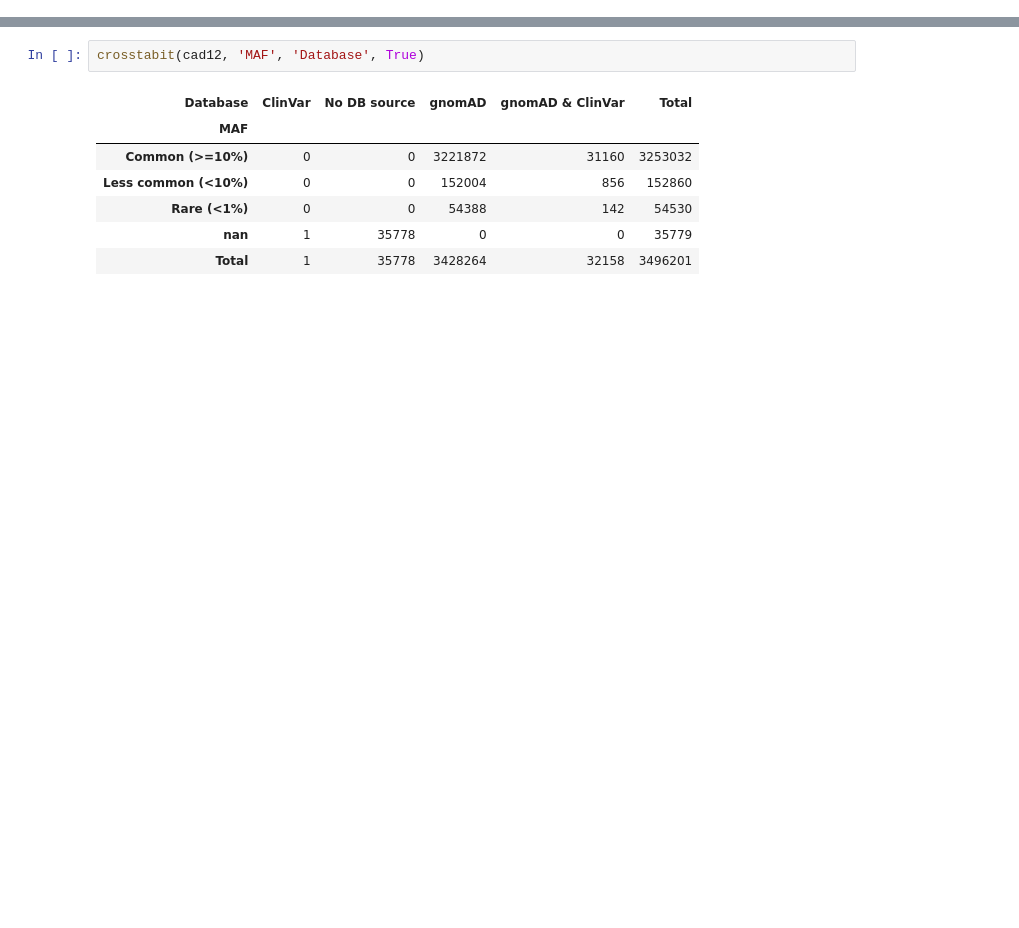
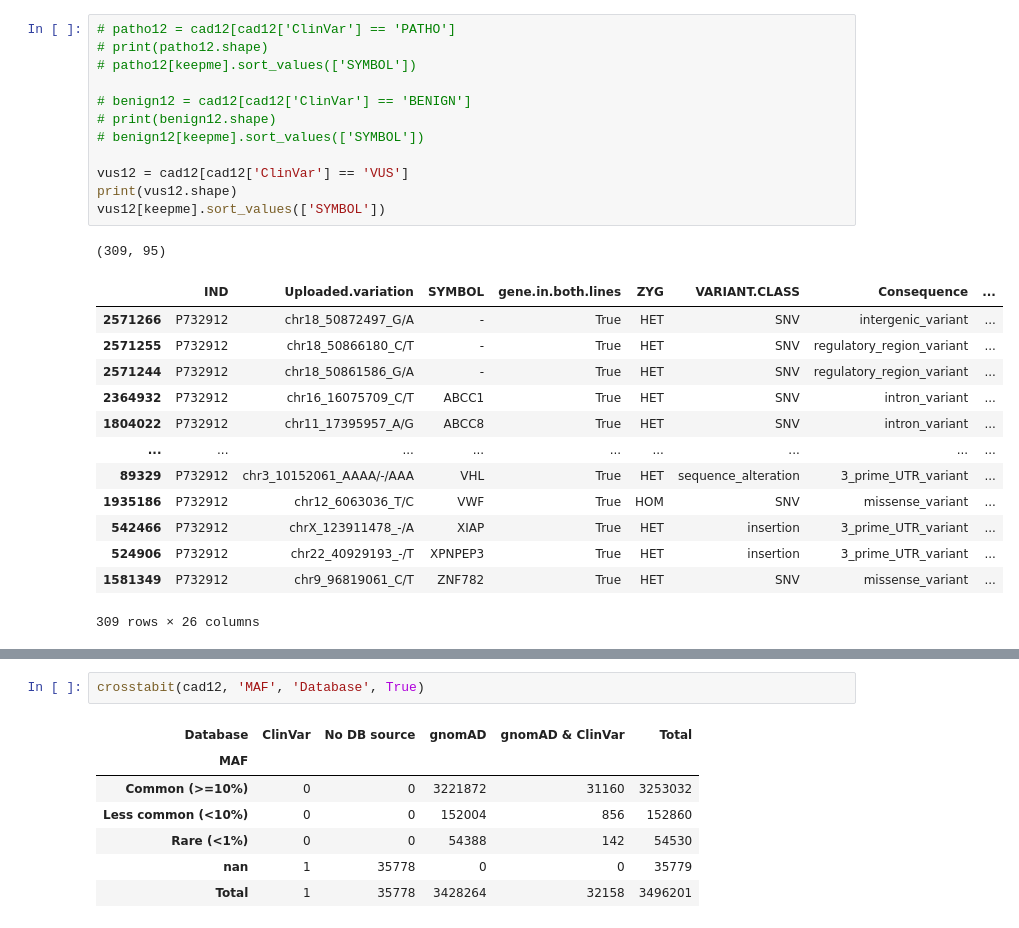
Before and after one commit to Mfpfox/WGS, a Jupyter notebook: 5-annotation/3-interpret/4-final-Interactive-1.ipynb, the cells around one changed output, grey strips where cells are left out. Saved outputs shown, nothing was run; the diff lists cells and outputs as text; blank space fills up the shorter version.

```diff
--- a/5-annotation/3-interpret/4-final-Interactive-1.ipynb
+++ b/5-annotation/3-interpret/4-final-Interactive-1.ipynb
@@ -250,0 +516,27 @@ cad63.to_csv('4-cad63-snv-indel-3701014.csv', index=False)
+# %%
+# patho12 = cad12[cad12['ClinVar'] == 'PATHO']
+# print(patho12.shape)
+# patho12[keepme].sort_values(['SYMBOL'])
+
+# benign12 = cad12[cad12['ClinVar'] == 'BENIGN']
+# print(benign12.shape)
+# benign12[keepme].sort_values(['SYMBOL'])
+
+vus12 = cad12[cad12['ClinVar'] == 'VUS']
+print(vus12.shape)
+vus12[keepme].sort_values(['SYMBOL'])
+# %% [output]
+(309, 95)
+|  | IND | Uploaded.variation | SYMBOL | gene.in.both.lines | ZYG | VARIANT.CLASS | Consequence | ... |
+| 2571266 | P732912 | chr18_50872497_G/A | - | True | HET | SNV | intergenic_variant | ... |
+| 2571255 | P732912 | chr18_50866180_C/T | - | True | HET | SNV | regulatory_region_variant | ... |
+| 2571244 | P732912 | chr18_50861586_G/A | - | True | HET | SNV | regulatory_region_variant | ... |
+| 2364932 | P732912 | chr16_16075709_C/T | ABCC1 | True | HET | SNV | intron_variant | ... |
+| 1804022 | P732912 | chr11_17395957_A/G | ABCC8 | True | HET | SNV | intron_variant | ... |
+| ... | ... | ... | ... | ... | ... | ... | ... | ... |
+| 89329 | P732912 | chr3_10152061_AAAA/-/AAA | VHL | True | HET | sequence_alteration | 3_prime_UTR_variant | ... |
+| 1935186 | P732912 | chr12_6063036_T/C | VWF | True | HOM | SNV | missense_variant | ... |
+| 542466 | P732912 | chrX_123911478_-/A | XIAP | True | HET | insertion | 3_prime_UTR_variant | ... |
+| 524906 | P732912 | chr22_40929193_-/T | XPNPEP3 | True | HET | insertion | 3_prime_UTR_variant | ... |
+| 1581349 | P732912 | chr9_96819061_C/T | ZNF782 | True | HET | SNV | missense_variant | ... |
+309 rows × 26 columns
```
Also changed, not shown: parts of 95 cells of this notebook, 51 other files.
